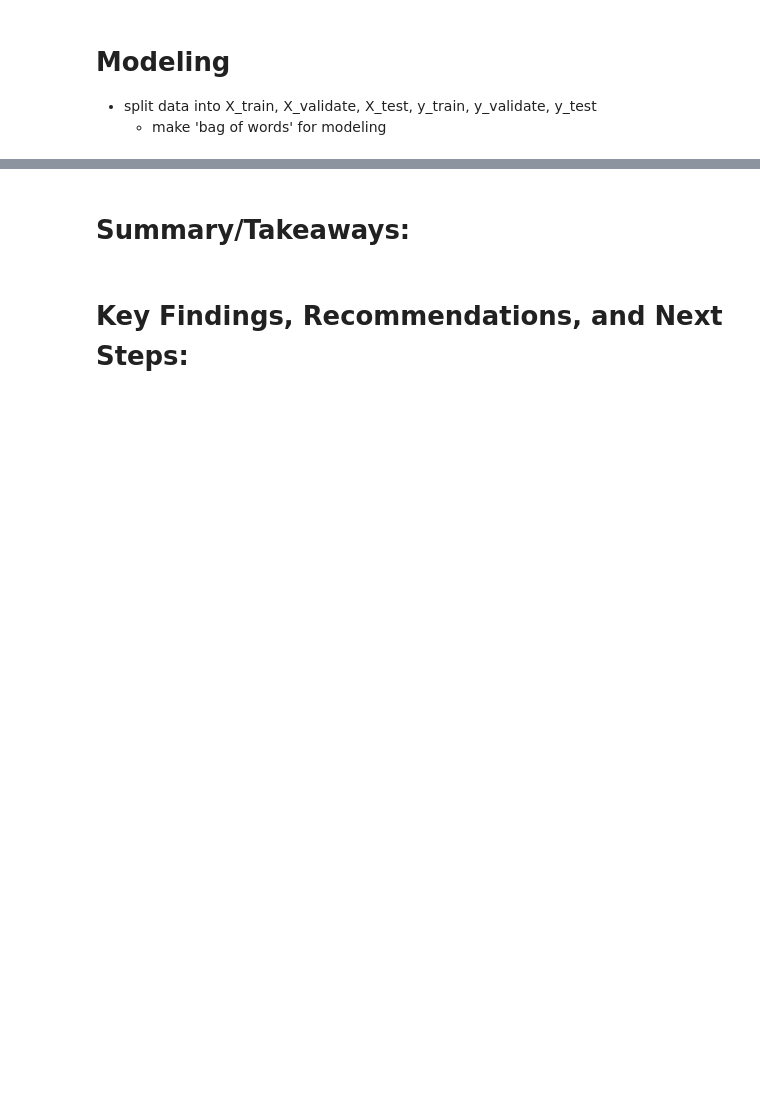
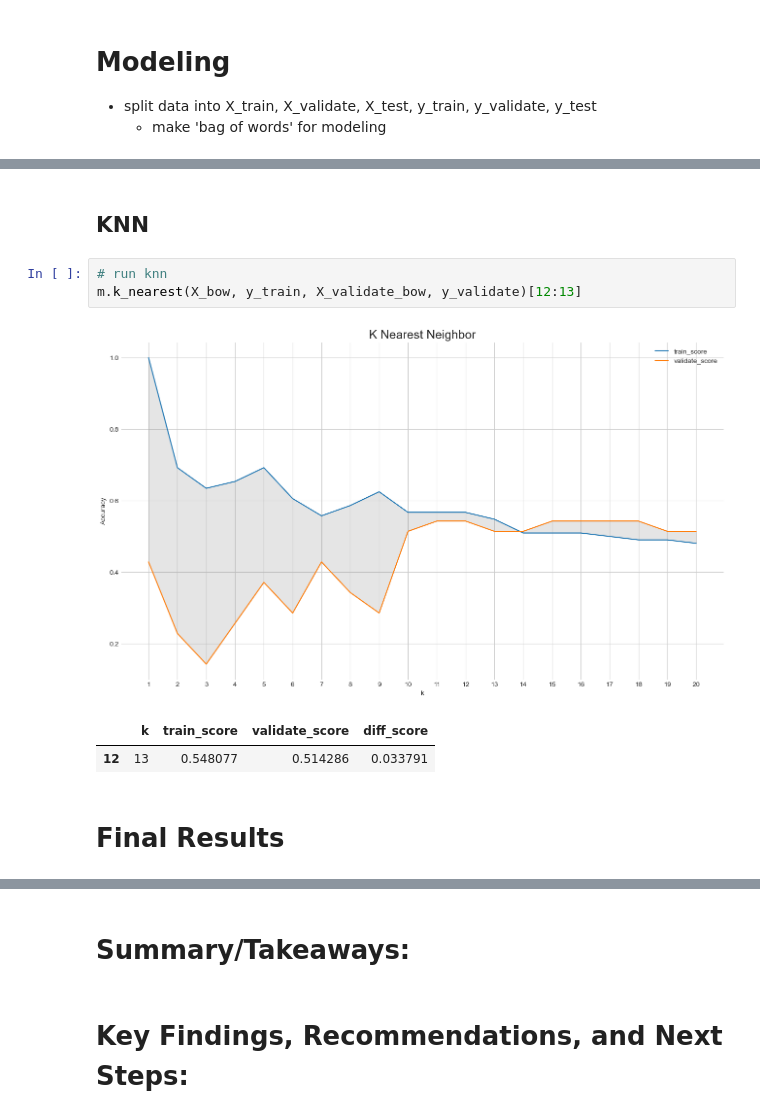
Before and after one commit to Chellyandy/nlp-project, a Jupyter notebook: NLP_Project_Final_Notebook.ipynb, the cells around one changed output, grey strips where cells are left out. Cells and saved outputs as stored; diff of their text form; blank space fills up the shorter version.

```diff
--- a/NLP_Project_Final_Notebook.ipynb
+++ b/NLP_Project_Final_Notebook.ipynb
@@ -231,0 +258,11 @@ ex.sentiment(train)
+# %% [markdown]
+## KNN
+# %%
+# run knn
+m.k_nearest(X_bow, y_train, X_validate_bow, y_validate)[12:13]
+# %% [output]
+[figure, added]
+|  | k | train_score | validate_score | diff_score |
+| 12 | 13 | 0.548077 | 0.514286 | 0.033791 |
+# %% [markdown]
+# Final Results
```
Also changed, not shown: parts of 17 cells of this notebook, 3 other files.
